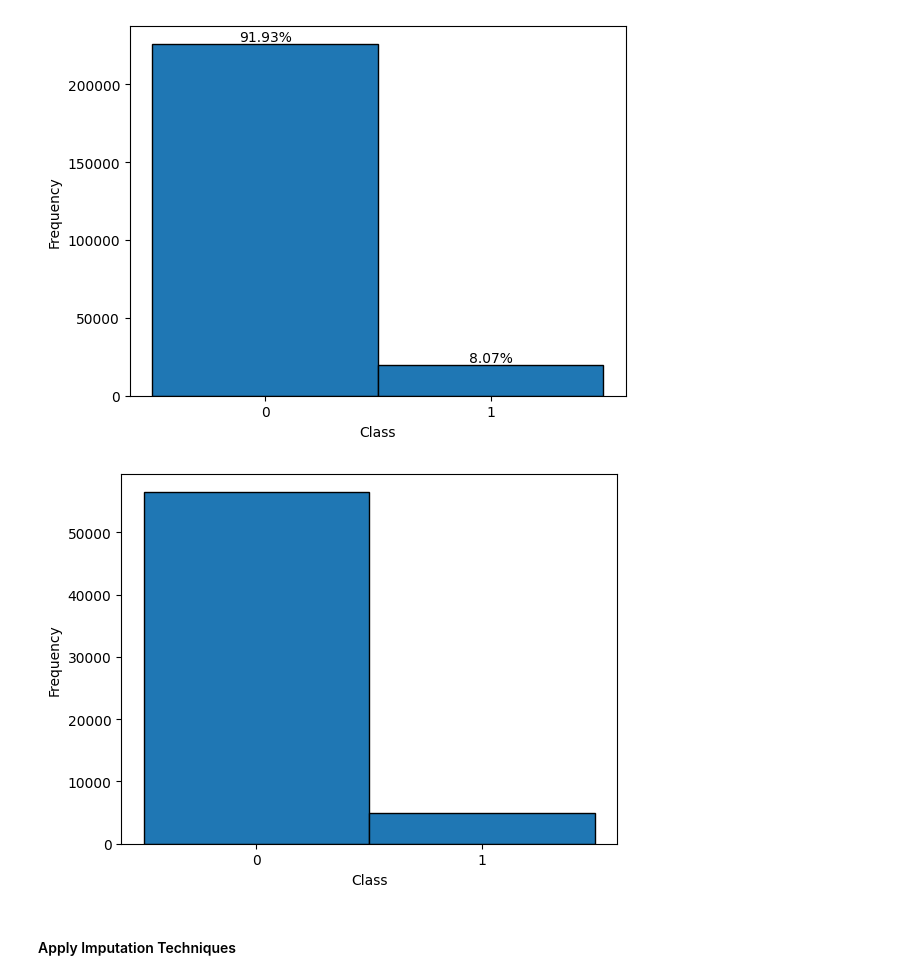
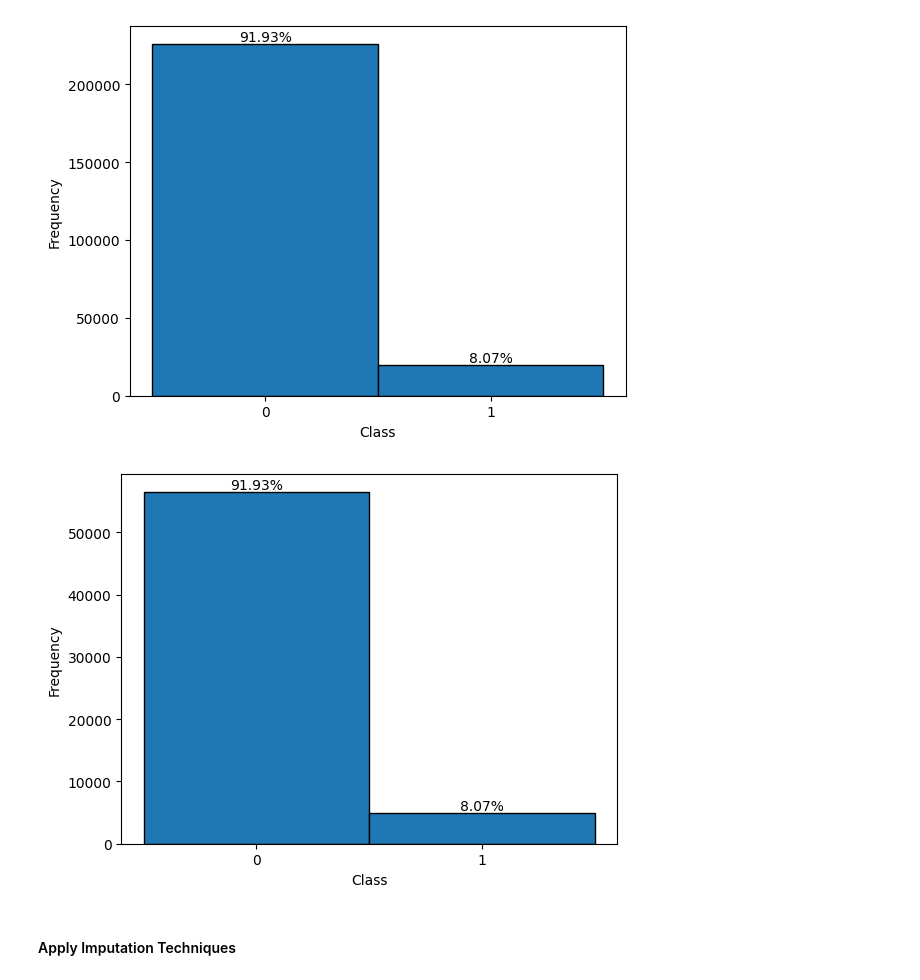
Before and after one commit to EshanJayasundara/Home-Credit-Default-Risk-Prediction, a Jupyter notebook: model_creation_v2.ipynb, the cells around one changed output. Cells and saved outputs as stored; diff of their text form; code cells hidden in the pictures.

```diff
--- a/model_creation_v2.ipynb
+++ b/model_creation_v2.ipynb
@@ -128,2 +128,19 @@ print(y_test.shape)
 (246008,)
 (61503,)
+# %%
+# Calculate the frequency and percentage of each class
+class_counts = np.bincount(y)
+total_count = len(y)
+percentages = class_counts / total_count * 100
+
+# Plot the histogram
+plt.hist(y, bins=[-0.5, 0.5, 1.5], edgecolor='black', align='mid')
+plt.xticks([0, 1])
+plt.xlabel('Class')
+plt.ylabel('Frequency')
+
+# Annotate each bar with the percentage
+for i, count in enumerate(class_counts):
+    plt.text(i, count, f'{percentages[i]:.2f}%', ha='center', va='bottom')
+
+plt.show()
@@ -147,13 +166,24 @@ plt.show()
 # %% [output]
 [figure]
 # %%
+# Calculate the frequency and percentage of each class
+class_counts = np.bincount(y_test)
+total_count = len(y_test)
+percentages = class_counts / total_count * 100
+
+# Plot the histogram
 plt.hist(y_test, bins=[-0.5, 0.5, 1.5], edgecolor='black', align='mid')
 plt.xticks([0, 1])
 plt.xlabel('Class')
 plt.ylabel('Frequency')
+
+# Annotate each bar with the percentage
+for i, count in enumerate(class_counts):
+    plt.text(i, count, f'{percentages[i]:.2f}%', ha='center', va='bottom')
+
 plt.show()
 # %% [output]
-[figure, old version]
+[figure, new version]
 # %% [markdown]
 #### Apply Imputation Techniques
 # %% [markdown]
```
Also changed, not shown: parts of 22 cells of this notebook, 3 other files.
